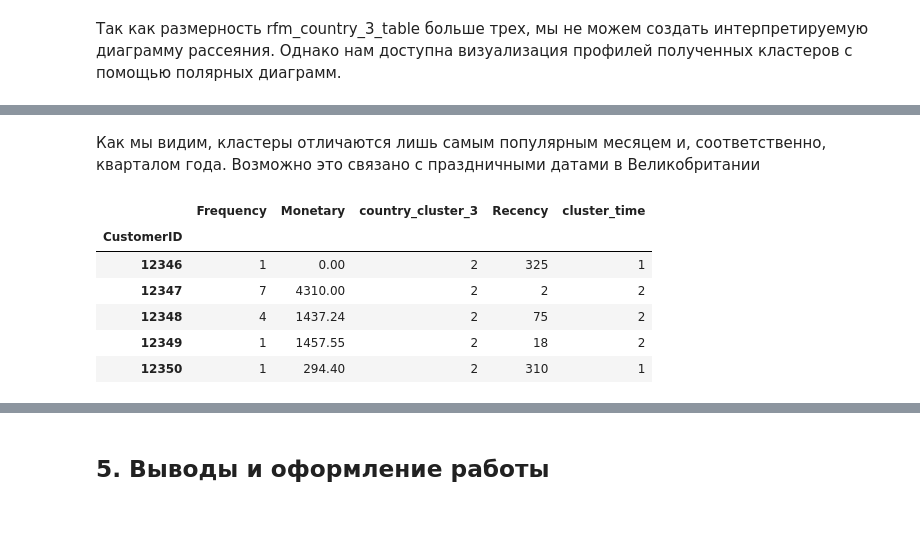
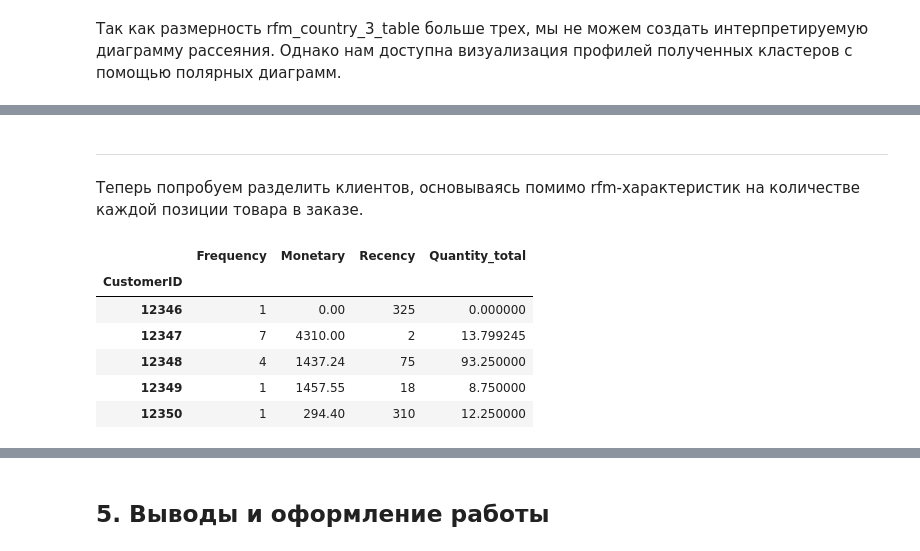
Before and after one commit to DSPilshchikov/Project_6, a Jupyter notebook: PROJECT-6._Сегментация_клиентов_онлайн-магазина.ipynb, the cells around one changed output, grey strips where cells are left out. Saved outputs shown, nothing was run; the diff lists cells and outputs as text; code cells hidden in the pictures; blank space fills up the shorter version.

```diff
--- a/PROJECT-6._Сегментация_клиентов_онлайн-магазина.ipynb
+++ b/PROJECT-6._Сегментация_клиентов_онлайн-магазина.ipynb
@@ -1076,0 +1080,11 @@ print(res_sil_3_country_cluster[0].head(15))
+# %%
+# подготовим данные для обучения
+ct = make_column_transformer((OneHotEncoder(), ['country_cluster_3']),
+                             (MinMaxScaler(), ['Frequency', 'Monetary', 'Recency']))
+enc_rfm_country_table = ct.fit_transform(rfm_country_table)
+
+# понижаем размерность строим диаграммы рассеяния
+reduction_country_rfm = get_reduction(enc_array=enc_rfm_country_table,
+                                      index_data=rfm_country_table,
+                                      scaler=StandardScaler(),
+                                      p=15, n=3)
@@ -1076,0 +1113,17 @@ print(res_sil_3_country_cluster[0].head(15))
+# %%
+# получаем метки кластеров клиентов
+db =  DBSCAN(eps=0.37, min_samples=5, n_jobs=-1)
+db.fit(reduction_country_rfm[0]['pca'])
+country_rfm_pca = reduction_country_rfm[0]['pca']
+country_rfm_pca['db_labels'] = db.labels_
+country_rfm_pca['db_labels'] = country_rfm_pca['db_labels'].astype(str)
+
+# визуализируем кластеры
+fig = px.scatter(country_rfm_pca,
+                 x='component_1',
+                 y='component_2',
+                 color='db_labels',
+                 title='Кластеры клиентов, полученные на основе rfm-признаков и метки'
+                'кластера страны.<br>Кластеризация DBSCAN.<br>Понижение размерности PCA')
+# fig.write_html('plotly/scatter_db_1.html')
+fig.show()
@@ -1094,2 +1134,6 @@ Name: count, dtype: int64
 # %% [markdown]
 Так как размерность  rfm_country_3_table больше трех, мы не можем создать интерпретируемую диаграмму рассеяния. Однако нам доступна визуализация профилей полученных кластеров с помощью полярных диаграмм.
+# %%
+rfm_country_table['label'] = db.labels_
+# выясним, какие клиенты идентифицированы как шум
+rfm_country_table[rfm_country_table['label'] == -1]
@@ -1179,22 +1179,24 @@ group_time.groupby(by='cluster_time')[['week_day', 'hour', 'month','quarter']].a
-# %% [markdown]
-Как мы видим, кластеры отличаются лишь самым популярным  месяцем и, соответственно, кварталом года. Возможно это связано с праздничными датами в Великобритании
-# %%
-# удаляем результаты предыдущей кластеризации клиентов
-rfm_country_time_table = rfm_country_3_table.drop('cluster_3', axis=1)
-# добавляем в сгруппированные по клиентам данные метки кластеров времени
-rfm_country_time_df =  pd.merge(rfm_country_time_table,
-                                group_time,
-                                left_index=True,
-                                right_index=True)
-# удаляем ненужные признаки
-rfm_country_time_df.drop(['week_day', 'hour',	'month', 'quarter'], axis=1, inplace=True)
-rfm_country_time_df.head()
-# %% [output]
-|  | Frequency | Monetary | country_cluster_3 | Recency | cluster_time |
-| CustomerID |  |  |  |  |  |
-| 12346 | 1 | 0.00 | 2 | 325 | 1 |
-| 12347 | 7 | 4310.00 | 2 | 2 | 2 |
-| 12348 | 4 | 1437.24 | 2 | 75 | 2 |
-| 12349 | 1 | 1457.55 | 2 | 18 | 2 |
-| 12350 | 1 | 294.40 | 2 | 310 | 1 |
+# %% [markdown]
+---
+# %% [markdown]
+Теперь попробуем разделить клиентов, основываясь  помимо rfm-характеристик на количестве каждой позиции товара в заказе.
+# %%
+data_cleaned['Quantity_total'] = data_cleaned['Quantity'] - data_cleaned['QuantityCanceled'] # количество товара
+# находим среднее количество товара каждой позиции заказа по клиентам
+group_Invoice = data_cleaned.groupby(by=['CustomerID','InvoiceNo'])['Quantity_total'].mean()
+# находим среднее количество товаров по клиентам
+group_Invoice = group_Invoice.groupby('CustomerID').mean()
+# объединяем  с rfm-признаками, удалив информацию, полученную на предыдущем этапе
+rfmq_table = pd.merge(rfm_country_table, group_Invoice, left_index=True, right_index=True )
+rfmq_table= rfmq_table.drop(['label', 'country_cluster_3'], axis=1)
+rfm_table['quantity'] = rfmq_table['Quantity_total']
+rfmq_table.head()
+# %% [output]
+|  | Frequency | Monetary | Recency | Quantity_total |
+| CustomerID |  |  |  |  |
+| 12346 | 1 | 0.00 | 325 | 0.000000 |
+| 12347 | 7 | 4310.00 | 2 | 13.799245 |
+| 12348 | 4 | 1437.24 | 75 | 93.250000 |
+| 12349 | 1 | 1457.55 | 18 | 8.750000 |
+| 12350 | 1 | 294.40 | 310 | 12.250000 |
 # %%
```
Also changed, not shown: parts of 67 cells of this notebook, 20 other files.
